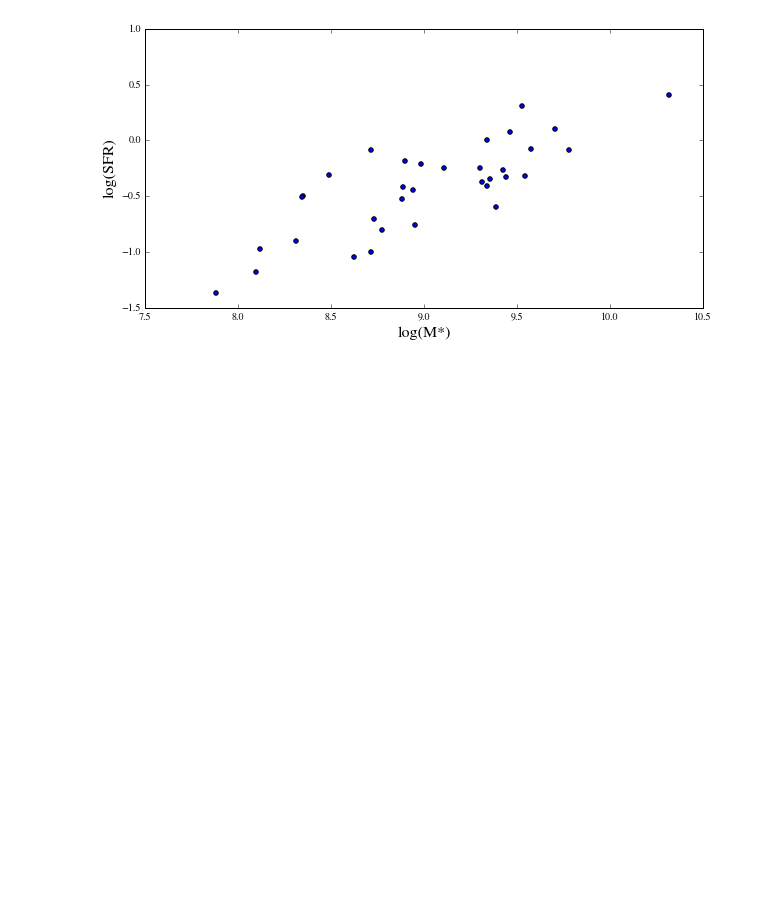
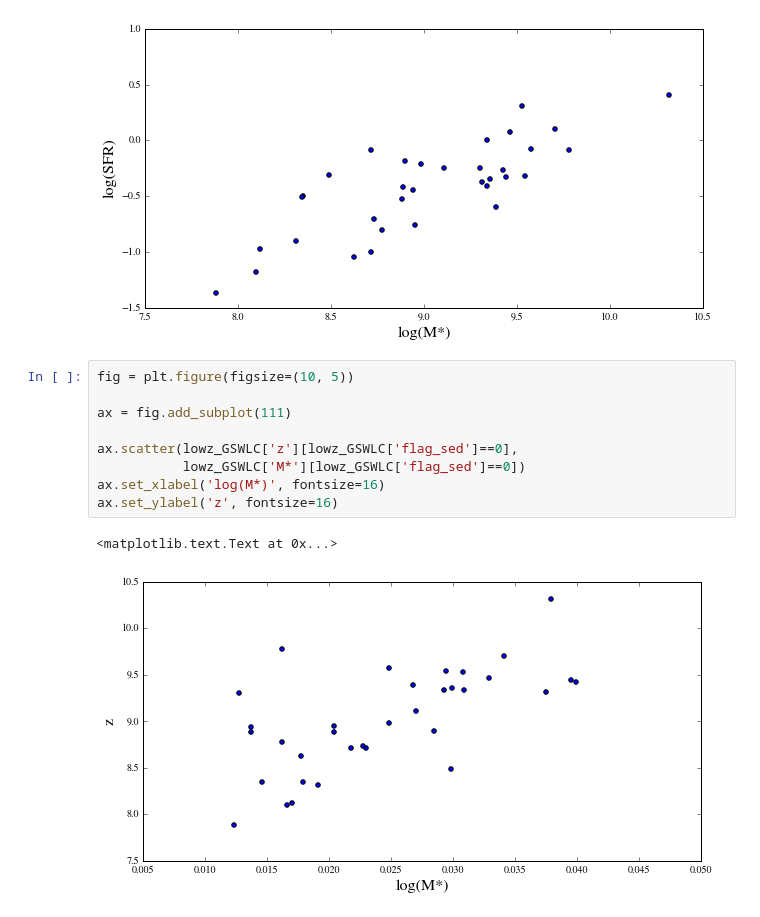
Before and after one commit to melaniebeck/ClumpyGals, a Jupyter notebook: analysis/Clumpy_matched_to_GSWLC.ipynb, the cells around one changed output. Saved outputs shown, nothing was run; the diff lists cells and outputs as text; blank space fills up the shorter version.

Commit message:
Clumpy gal comparison with GSWLC z-vs-mass

```diff
--- a/analysis/Clumpy_matched_to_GSWLC.ipynb
+++ b/analysis/Clumpy_matched_to_GSWLC.ipynb
@@ -122,3 +122,15 @@ print len(lowz_GSWLC['M*'][lowz_GSWLC['flag_sed']==0])
 # %% [output]
 34
 [figure]
+# %%
+fig = plt.figure(figsize=(10, 5))
+
+ax = fig.add_subplot(111)
+
+ax.scatter(lowz_GSWLC['z'][lowz_GSWLC['flag_sed']==0],
+           lowz_GSWLC['M*'][lowz_GSWLC['flag_sed']==0])
+ax.set_xlabel('log(M*)', fontsize=16)
+ax.set_ylabel('z', fontsize=16)
+# %% [output]
+<matplotlib.text.Text at 0x...>
+[figure, added]
```
